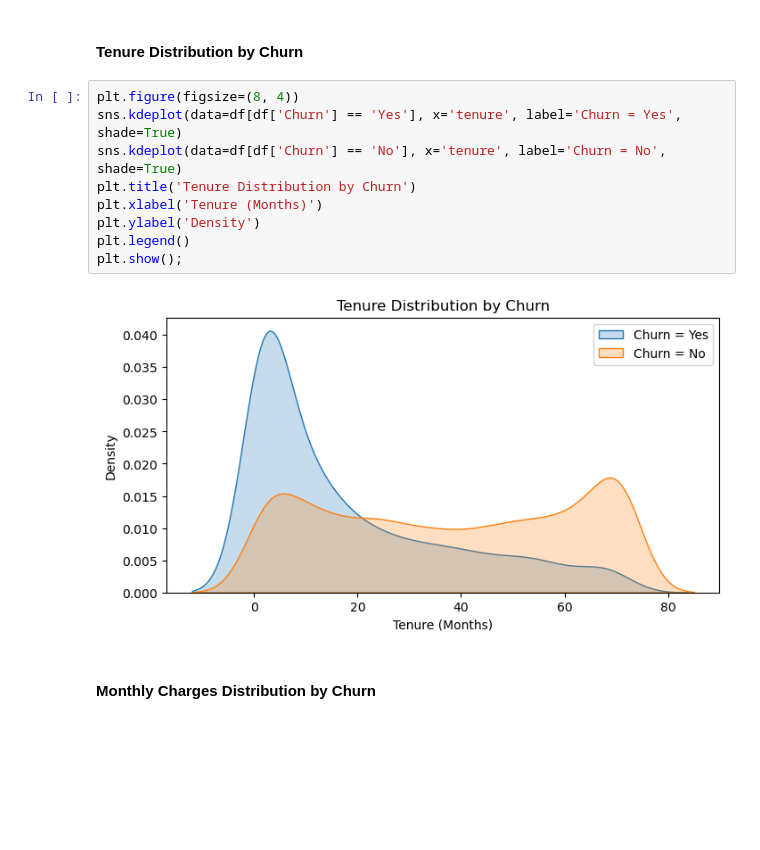
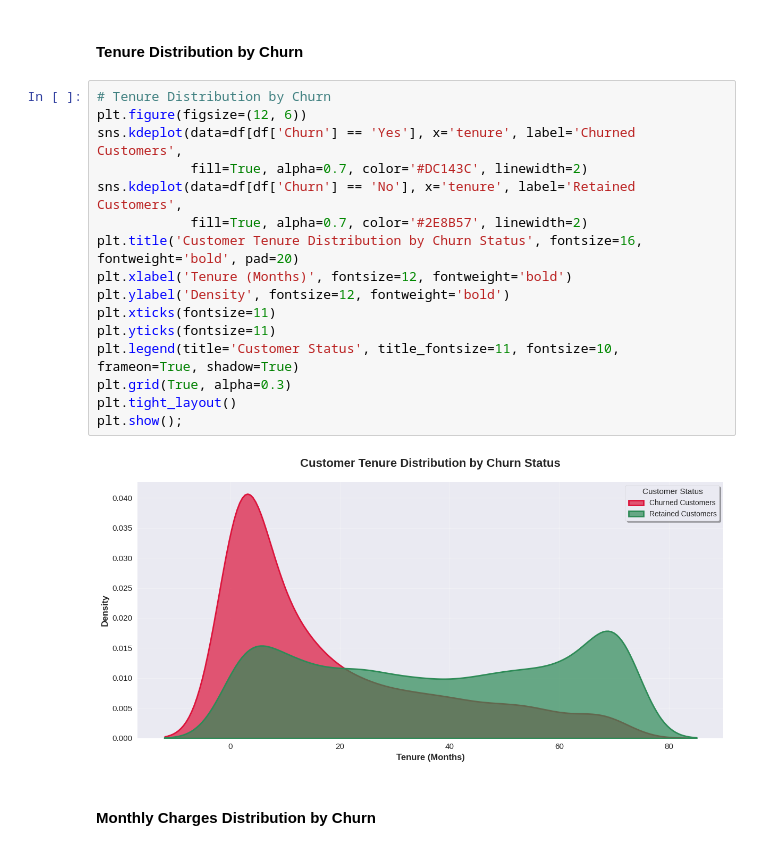
Before and after one commit to Daniel-Muruthi/telecom-churn-prediction, a Jupyter notebook: index.ipynb, the cells around one changed output. Saved outputs shown, nothing was run; the diff lists cells and outputs as text; blank space fills up the shorter version.

```diff
--- a/index.ipynb
+++ b/index.ipynb
@@ -290,16 +406,23 @@ plt.show();
 # %% [markdown]
 #### **Tenure Distribution by Churn**
 # %%
-plt.figure(figsize=(8, 4))
-sns.kdeplot(data=df[df['Churn'] == 'Yes'], x='tenure', label='Churn = Yes', shade=True)
-sns.kdeplot(data=df[df['Churn'] == 'No'], x='tenure', label='Churn = No', shade=True)
-plt.title('Tenure Distribution by Churn')
-plt.xlabel('Tenure (Months)')
-plt.ylabel('Density')
-plt.legend()
+# Tenure Distribution by Churn
+plt.figure(figsize=(12, 6))
+sns.kdeplot(data=df[df['Churn'] == 'Yes'], x='tenure', label='Churned Customers',
+            fill=True, alpha=0.7, color='#DC143C', linewidth=2)
+sns.kdeplot(data=df[df['Churn'] == 'No'], x='tenure', label='Retained Customers',
+            fill=True, alpha=0.7, color='#2E8B57', linewidth=2)
+plt.title('Customer Tenure Distribution by Churn Status', fontsize=16, fontweight='bold', pad=20)
+plt.xlabel('Tenure (Months)', fontsize=12, fontweight='bold')
+plt.ylabel('Density', fontsize=12, fontweight='bold')
+plt.xticks(fontsize=11)
+plt.yticks(fontsize=11)
+plt.legend(title='Customer Status', title_fontsize=11, fontsize=10, frameon=True, shadow=True)
+plt.grid(True, alpha=0.3)
+plt.tight_layout()
 plt.show();
 # %% [output]
-[figure, old version]
+[figure, new version]
 # %% [markdown]
 #### **Monthly Charges Distribution by Churn**
 # %%
```
Also changed, not shown: parts of 43 cells of this notebook, 1 other file.
